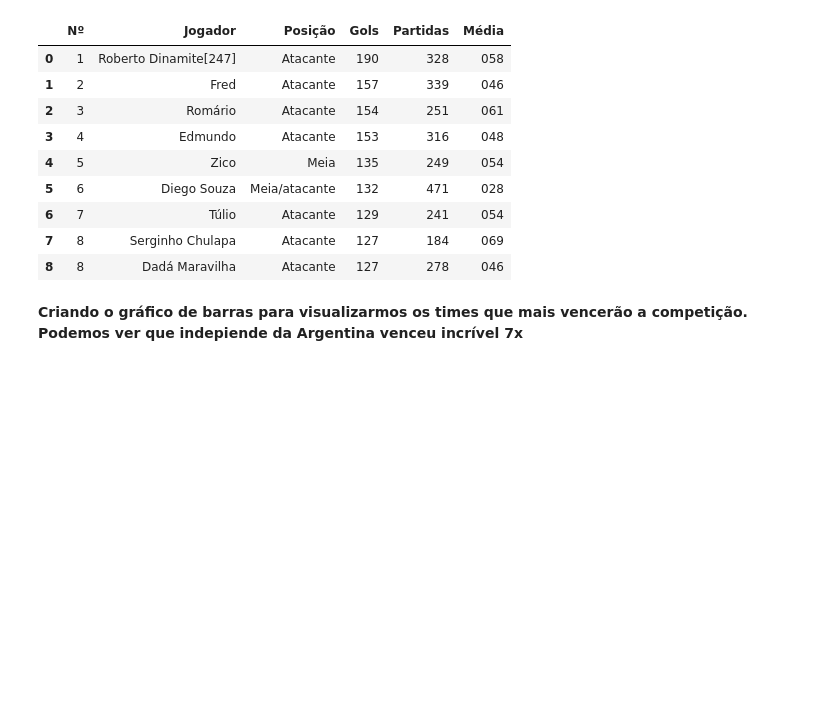
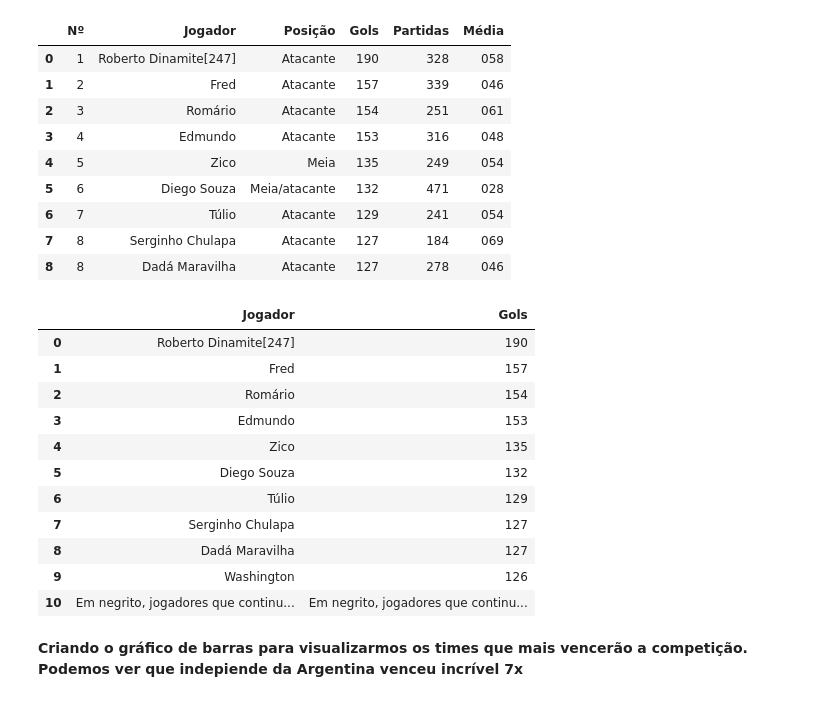
Before and after one commit to hugodevelopment/Web-Scraping, a Jupyter notebook: Análise_Histórica_Brasileirão.ipynb, the cells around one changed output. Cells and saved outputs as stored; diff of their text form; code cells hidden in the pictures; blank space fills up the shorter version.

```diff
--- a/Análise_Histórica_Brasileirão.ipynb
+++ b/Análise_Histórica_Brasileirão.ipynb
@@ -279,6 +279,22 @@ tabela_wiki.head(9)
 | 6 | 7 | Túlio | Atacante | 129 | 241 | 054 |
 | 7 | 8 | Serginho Chulapa | Atacante | 127 | 184 | 069 |
 | 8 | 8 | Dadá Maravilha | Atacante | 127 | 278 | 046 |
+# %%
+top_artilheiros = tabela_wiki[["Jogador", "Gols"]]
+top_artilheiros
+# %% [output]
+|  | Jogador | Gols |
+| 0 | Roberto Dinamite[247] | 190 |
+| 1 | Fred | 157 |
+| 2 | Romário | 154 |
+| 3 | Edmundo | 153 |
+| 4 | Zico | 135 |
+| 5 | Diego Souza | 132 |
+| 6 | Túlio | 129 |
+| 7 | Serginho Chulapa | 127 |
+| 8 | Dadá Maravilha | 127 |
+| 9 | Washington | 126 |
+| 10 | Em negrito, jogadores que continu... | Em negrito, jogadores que continu... |
 # %% [markdown]
 **Criando o gráfico de barras para visualizarmos os times que mais vencerão a competição. Podemos ver que indepiende da Argentina venceu incrível 7x**
 # %% [markdown]
```
